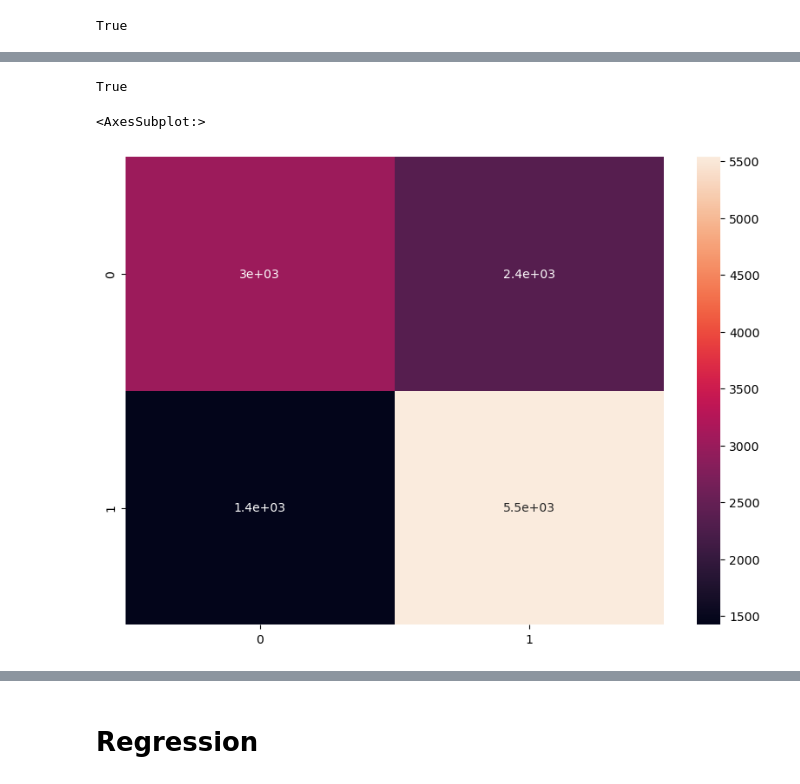
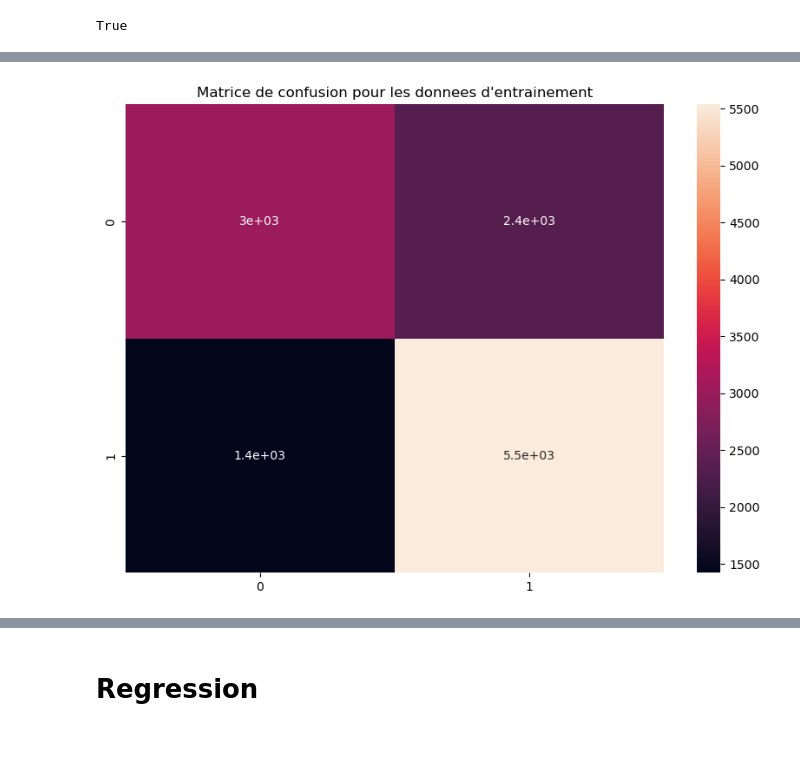
Before and after one commit to DJIGIFA/ODC-ML-DGS, a Jupyter notebook: Untitled.ipynb, the cells around one changed output, grey strips where cells are left out. Saved outputs shown, nothing was run; the diff lists cells and outputs as text; code cells hidden in the pictures; blank space fills up the shorter version.

```diff
--- a/Untitled.ipynb
+++ b/Untitled.ipynb
@@ -136,3 +125,15 @@ data.regrouperSelon(col_list=['object_id','actor'],agg_dic={'score':'max','temps
 # %% [markdown]
 ### Pretraitement
+# %%
+dataset = data.regrouperSelon(col_list=['object_id','actor'],agg_dic={'temps':'sum','score':'max','progression':'mean','session_uuid':'count'})
+
+dataset = dataset.reset_index()
+# dataset
+
+dataset_pour_regression = dataset.drop(['object_id', 'actor'], axis=1)
+dataset_pour_classification = dataset.drop(['object_id', 'actor'], axis=1)
+
+
+dataset_pour_classification['score'] = dataset_pour_classification['score'].map(lambda score : 1 if score >= 50 else 0)
+# dataset_pour_classification
 # %%
@@ -200,11 +198,11 @@ def getAplhaPourErreur(X_train, X_test, y_train, y_test,model_,afficher_graph=Tr
             test_erreur.append(metrics.log_loss(y_test,test_prediction))
         else :
             train_prediction = model_.predict(X_train)
-            train_erreur.append(metrics.e(y_train,train_prediction))
+            train_erreur.append(metrics.mean_squared_error(y_train,train_prediction))
 
 
             test_prediction = model_.predict(X_test)
-            test_erreur.append(metrics.log_loss(y_test,test_prediction))
+            test_erreur.append(metrics.mean_squared_error(y_test,test_prediction))
 
 
 
@@ -294,10 +332,8 @@ plt.bar(label,valeur, color="b")
 # %%
-cl_accuracy == cl_score
+# cl_accuracy == cl_score
-# %% [output]
-True
 # %%
 plt.figure(figsize = (10,7))
-sn.heatmap(cl_confusion_matrix, annot=True)
+plt.title("Matrice de confusion pour les donnees d'entrainement")
+sn.heatmap(cl_confusion_matrix, annot=True);
 # %% [output]
-<AxesSubplot:>
-[figure, old version]
+[figure, new version]
```
Also changed, not shown: parts of 33 cells of this notebook.
